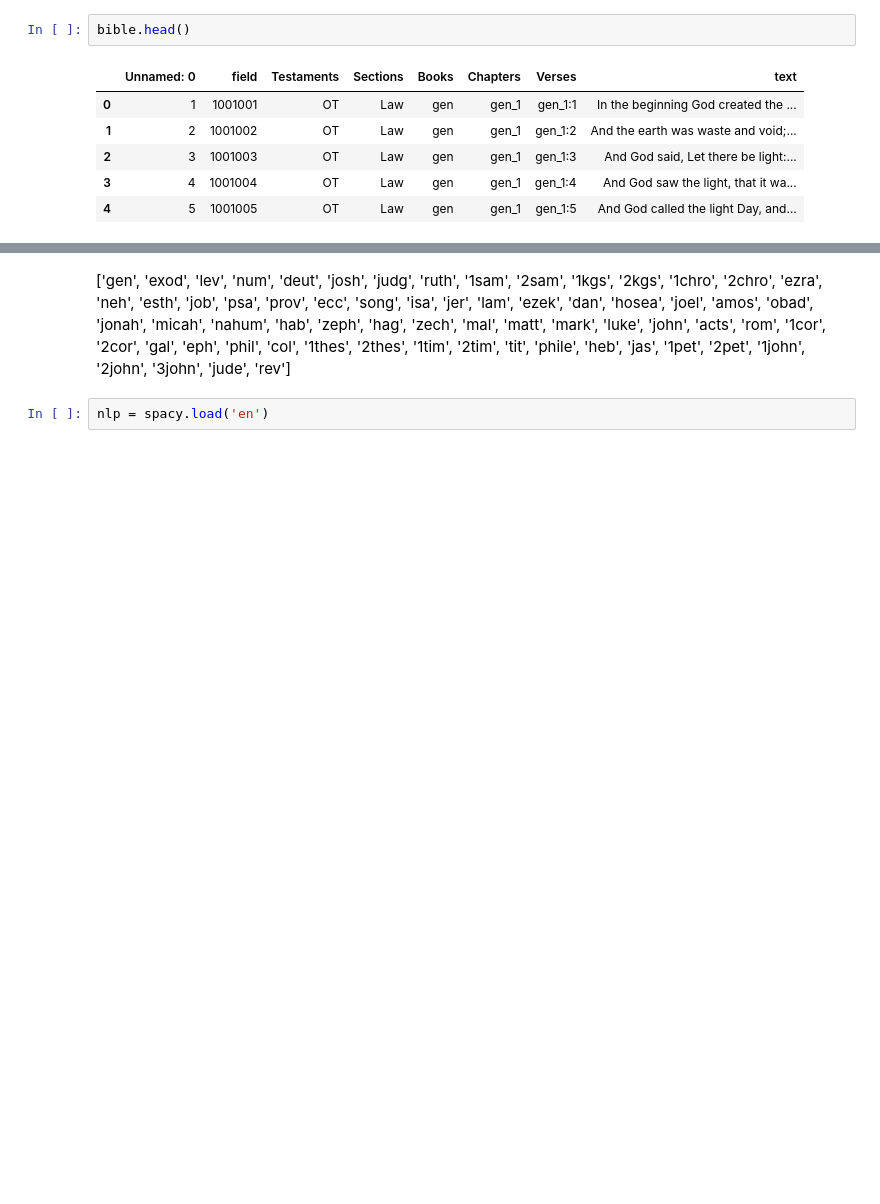
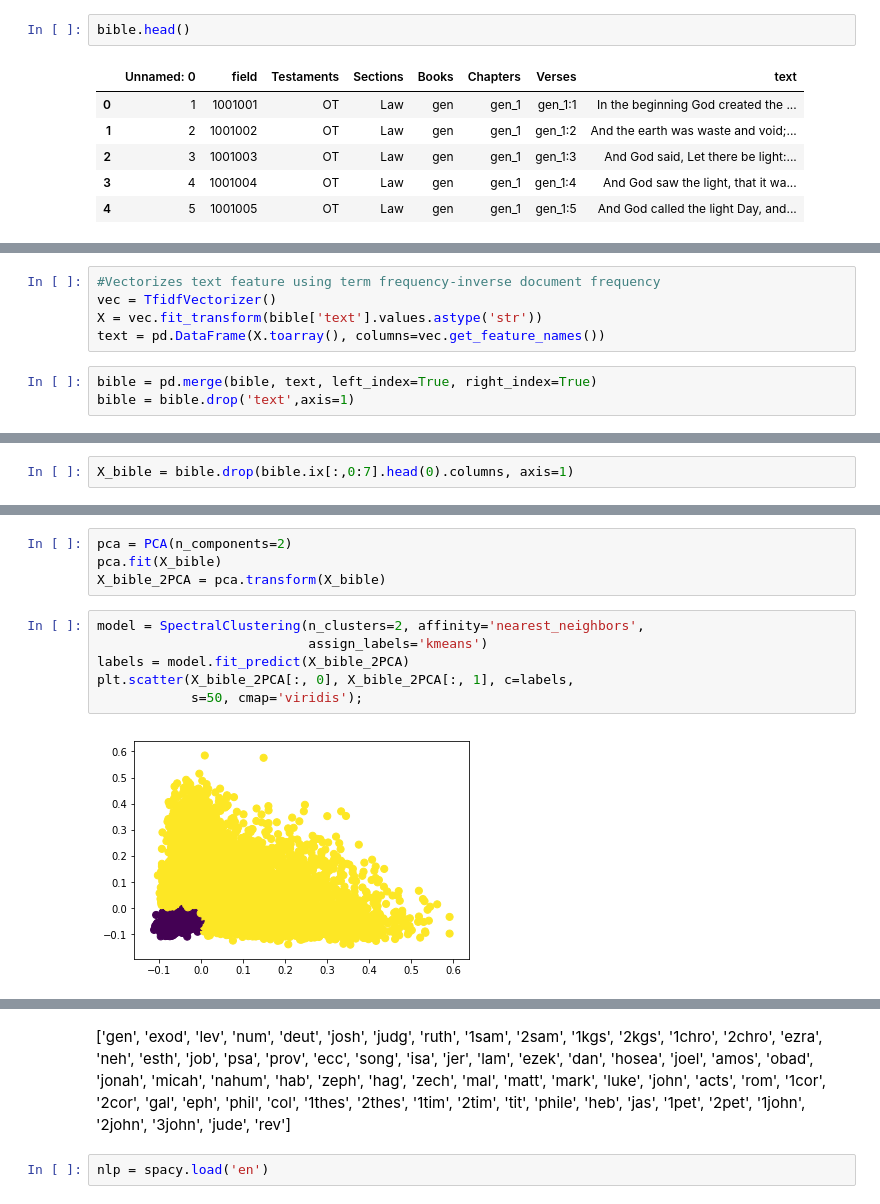
Before and after one commit to Gavin-Whitesitt/Project-2, a Jupyter notebook: Problem #3 Bible.ipynb, the cells around one changed output, grey strips where cells are left out. Saved outputs shown, nothing was run; the diff lists cells and outputs as text; blank space fills up the shorter version.

```diff
--- a/Problem #3 Bible.ipynb
+++ b/Problem #3 Bible.ipynb
@@ -22,0 +101,8 @@ bible.head()
+# %%
+#Vectorizes text feature using term frequency-inverse document frequency
+vec = TfidfVectorizer()
+X = vec.fit_transform(bible['text'].values.astype('str'))
+text = pd.DataFrame(X.toarray(), columns=vec.get_feature_names())
+# %%
+bible = pd.merge(bible, text, left_index=True, right_index=True)
+bible = bible.drop('text',axis=1)
@@ -22,0 +130,2 @@ bible.head()
+# %%
+X_bible = bible.drop(bible.ix[:,0:7].head(0).columns, axis=1)
@@ -22,0 +150,12 @@ bible.head()
+# %%
+pca = PCA(n_components=2)
+pca.fit(X_bible)
+X_bible_2PCA = pca.transform(X_bible)
+# %%
+model = SpectralClustering(n_clusters=2, affinity='nearest_neighbors',
+                           assign_labels='kmeans')
+labels = model.fit_predict(X_bible_2PCA)
+plt.scatter(X_bible_2PCA[:, 0], X_bible_2PCA[:, 1], c=labels,
+            s=50, cmap='viridis');
+# %% [output]
+[figure, added]
```
Also changed, not shown: parts of 28 cells of this notebook.
